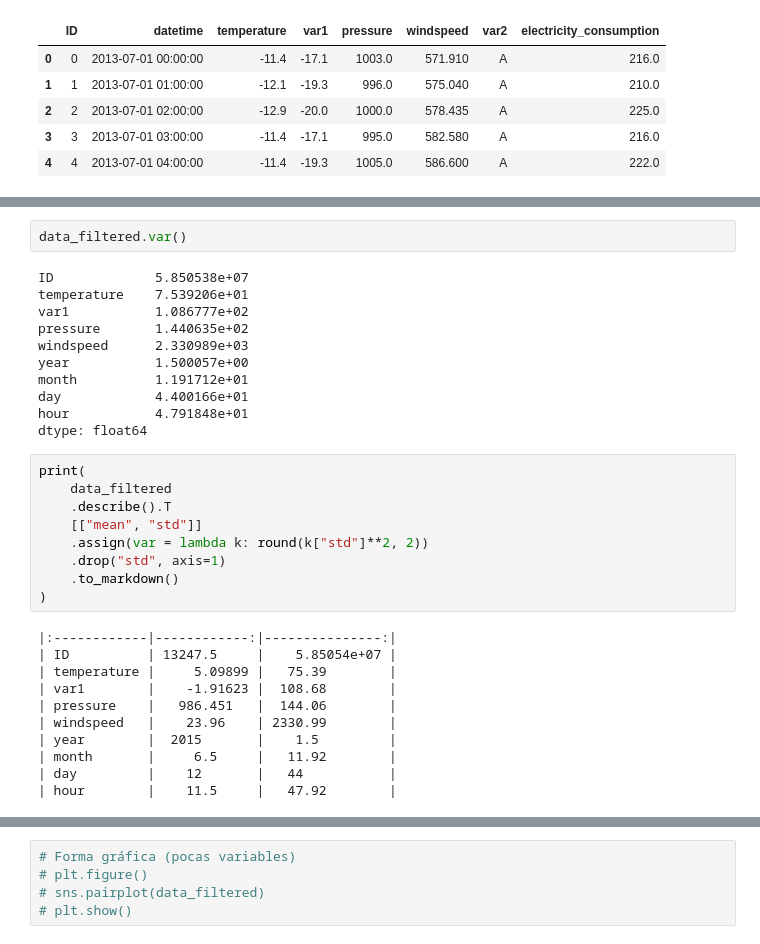
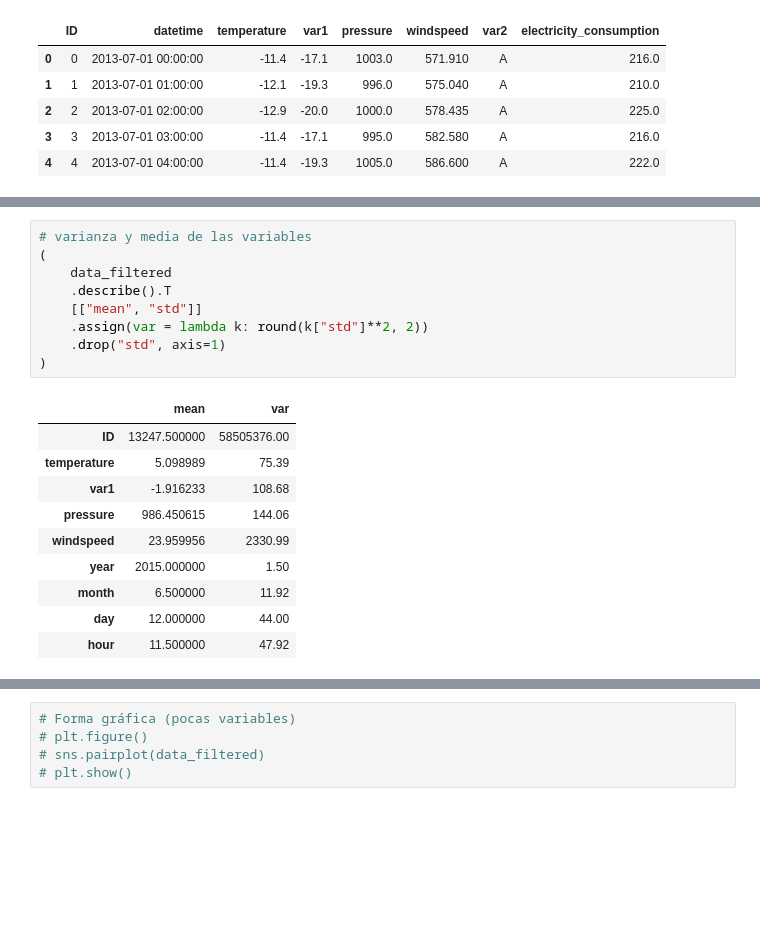
Before and after one commit to Gegori1/analisis-estadistico-multivariado, a Jupyter notebook: practica_4/PCA_energyforecast.ipynb, the cells around one changed output, grey strips where cells are left out. Saved outputs shown, nothing was run; the diff lists cells and outputs as text; blank space fills up the shorter version.

```diff
--- a/practica_4/PCA_energyforecast.ipynb
+++ b/practica_4/PCA_energyforecast.ipynb
@@ -60,33 +46,20 @@ print(data_filtered.head(3).to_markdown())
-# %%
-data_filtered.var()
-# %% [output]
-ID             5.850538e+07
-temperature    7.539206e+01
-var1           1.086777e+02
-pressure       1.440635e+02
-windspeed      2.330989e+03
-year           1.500057e+00
-month          1.191712e+01
-day            4.400166e+01
-hour           4.791848e+01
-dtype: float64
 # %%
-print(
+# varianza y media de las variables
+(
     data_filtered
     .describe().T
     [["mean", "std"]]
     .assign(var = lambda k: round(k["std"]**2, 2))
     .drop("std", axis=1)
-    .to_markdown()
 )
 # %% [output]
-|:------------|------------:|---------------:|
-| ID          | 13247.5     |    5.85054e+07 |
-| temperature |     5.09899 |   75.39        |
-| var1        |    -1.91623 |  108.68        |
-| pressure    |   986.451   |  144.06        |
-| windspeed   |    23.96    | 2330.99        |
-| year        |  2015       |    1.5         |
-| month       |     6.5     |   11.92        |
-| day         |    12       |   44           |
-| hour        |    11.5     |   47.92        |
+|  | mean | var |
+| ID | 13247.500000 | 58505376.00 |
+| temperature | 5.098989 | 75.39 |
+| var1 | -1.916233 | 108.68 |
+| pressure | 986.450615 | 144.06 |
+| windspeed | 23.959956 | 2330.99 |
+| year | 2015.000000 | 1.50 |
+| month | 6.500000 | 11.92 |
+| day | 12.000000 | 44.00 |
+| hour | 11.500000 | 47.92 |
```
Also changed, not shown: parts of 17 cells of this notebook, 1 other file.
